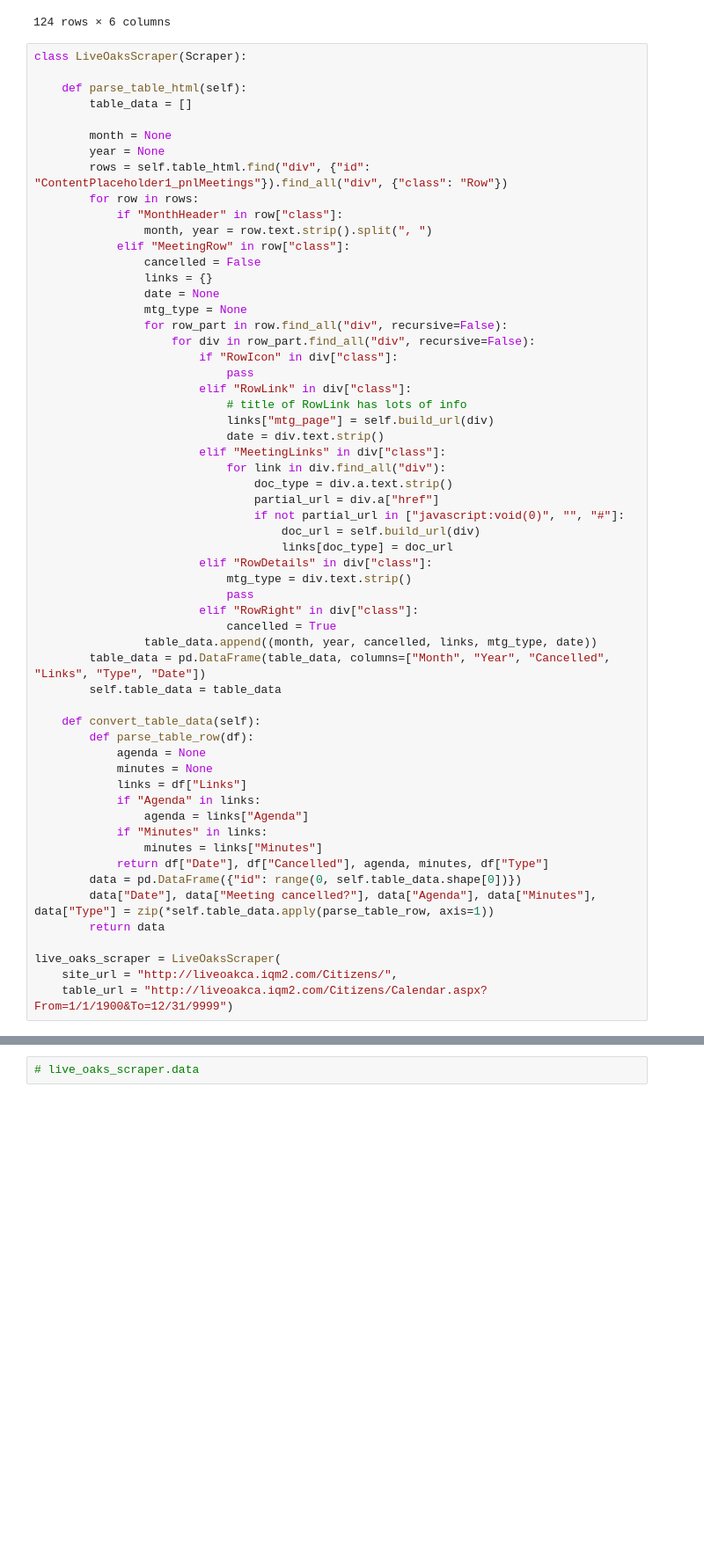
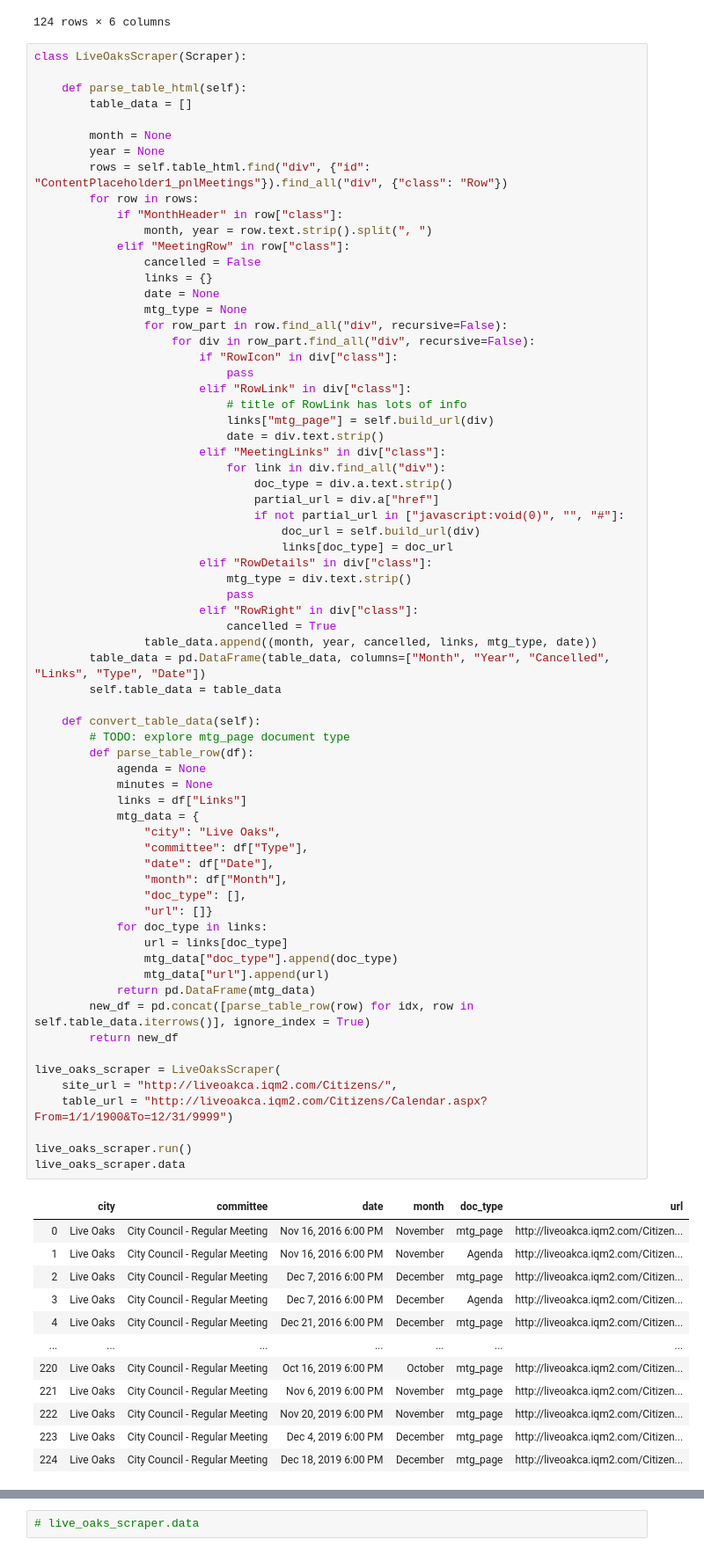
Before and after one commit to DiPierro/autolocal, a Jupyter notebook: notebooks/2019-10-09-scraping.ipynb, the cells around one changed output, grey strips where cells are left out. Shown at 88% size. Cells and saved outputs as stored; diff of their text form; blank space fills up the shorter version.

```diff
--- a/notebooks/2019-10-09-scraping.ipynb
+++ b/notebooks/2019-10-09-scraping.ipynb
@@ -271,38 +234,61 @@ class LiveOaksScraper(Scraper):
                             pass
                         elif "RowLink" in div["class"]:
                             # title of RowLink has lots of info
                             links["mtg_page"] = self.build_url(div)
                             date = div.text.strip()
                         elif "MeetingLinks" in div["class"]:
                             for link in div.find_all("div"):
                                 doc_type = div.a.text.strip()
                                 partial_url = div.a["href"]
                                 if not partial_url in ["javascript:void(0)", "", "#"]:
                                     doc_url = self.build_url(div)
                                     links[doc_type] = doc_url
                         elif "RowDetails" in div["class"]:
                             mtg_type = div.text.strip()
                             pass
                         elif "RowRight" in div["class"]:
                             cancelled = True
                 table_data.append((month, year, cancelled, links, mtg_type, date))
         table_data = pd.DataFrame(table_data, columns=["Month", "Year", "Cancelled", "Links", "Type", "Date"])
         self.table_data = table_data
 
     def convert_table_data(self):
+        # TODO: explore mtg_page document type
         def parse_table_row(df):
             agenda = None
             minutes = None
             links = df["Links"]
-            if "Agenda" in links:
-                agenda = links["Agenda"]
-            if "Minutes" in links:
-                minutes = links["Minutes"]
-            return df["Date"], df["Cancelled"], agenda, minutes, df["Type"]
-        data = pd.DataFrame({"id": range(0, self.table_data.shape[0])})
-        data["Date"], data["Meeting cancelled?"], data["Agenda"], data["Minutes"], data["Type"] = zip(*self.table_data.apply(parse_table_row, axis=1))
-        return data
+            mtg_data = {
+                "city": "Live Oaks",
+                "committee": df["Type"],
+                "date": df["Date"],
+                "month": df["Month"],
+                "doc_type": [],
+                "url": []}
+            for doc_type in links:
+                url = links[doc_type]
+                mtg_data["doc_type"].append(doc_type)
+                mtg_data["url"].append(url)
+            return pd.DataFrame(mtg_data)
+        new_df = pd.concat([parse_table_row(row) for idx, row in self.table_data.iterrows()], ignore_index = True)
+        return new_df
 
 live_oaks_scraper = LiveOaksScraper(
     site_url = "http://liveoakca.iqm2.com/Citizens/",
     table_url = "http://liveoakca.iqm2.com/Citizens/Calendar.aspx?From=1/1/1900&To=12/31/9999")
+
+live_oaks_scraper.run()
+live_oaks_scraper.data
+# %% [output]
+|  | city | committee | date | month | doc_type | url |
+| 0 | Live Oaks | City Council - Regular Meeting | Nov 16, 2016 6:00 PM | November | mtg_page | http://liveoakca.iqm2.com/Citizen... |
+| 1 | Live Oaks | City Council - Regular Meeting | Nov 16, 2016 6:00 PM | November | Agenda | http://liveoakca.iqm2.com/Citizen... |
+| 2 | Live Oaks | City Council - Regular Meeting | Dec 7, 2016 6:00 PM | December | mtg_page | http://liveoakca.iqm2.com/Citizen... |
+| 3 | Live Oaks | City Council - Regular Meeting | Dec 7, 2016 6:00 PM | December | Agenda | http://liveoakca.iqm2.com/Citizen... |
+| 4 | Live Oaks | City Council - Regular Meeting | Dec 21, 2016 6:00 PM | December | mtg_page | http://liveoakca.iqm2.com/Citizen... |
+| ... | ... | ... | ... | ... | ... | ... |
+| 220 | Live Oaks | City Council - Regular Meeting | Oct 16, 2019 6:00 PM | October | mtg_page | http://liveoakca.iqm2.com/Citizen... |
+| 221 | Live Oaks | City Council - Regular Meeting | Nov 6, 2019 6:00 PM | November | mtg_page | http://liveoakca.iqm2.com/Citizen... |
+| 222 | Live Oaks | City Council - Regular Meeting | Nov 20, 2019 6:00 PM | November | mtg_page | http://liveoakca.iqm2.com/Citizen... |
+| 223 | Live Oaks | City Council - Regular Meeting | Dec 4, 2019 6:00 PM | December | mtg_page | http://liveoakca.iqm2.com/Citizen... |
+| 224 | Live Oaks | City Council - Regular Meeting | Dec 18, 2019 6:00 PM | December | mtg_page | http://liveoakca.iqm2.com/Citizen... |
```
Also changed, not shown: parts of 4 cells of this notebook, 1 other file.
